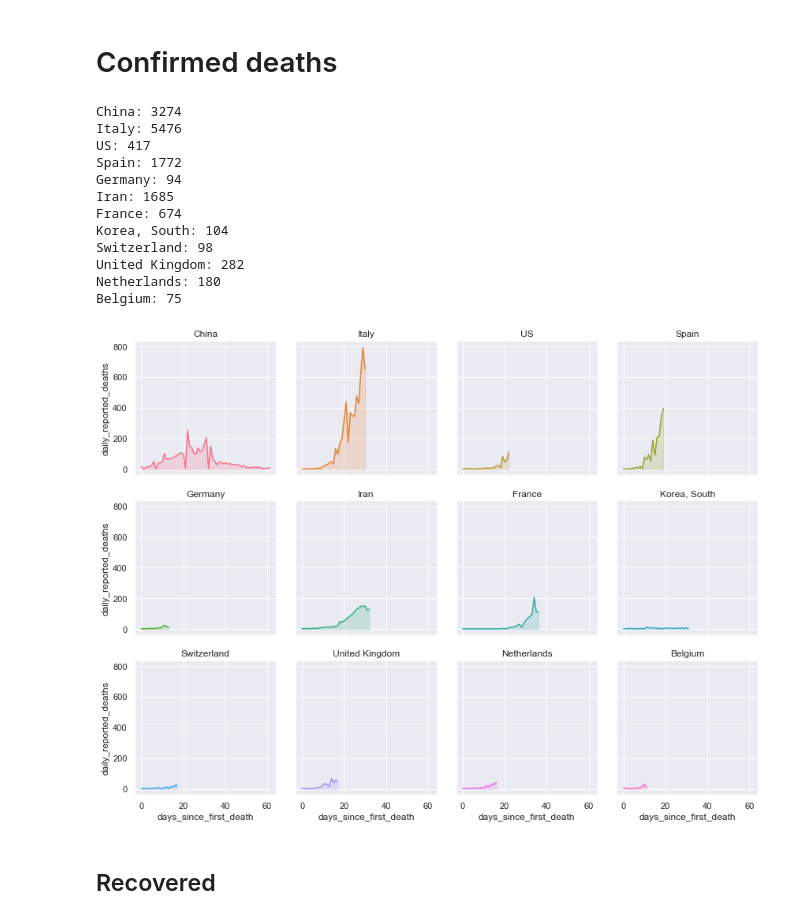
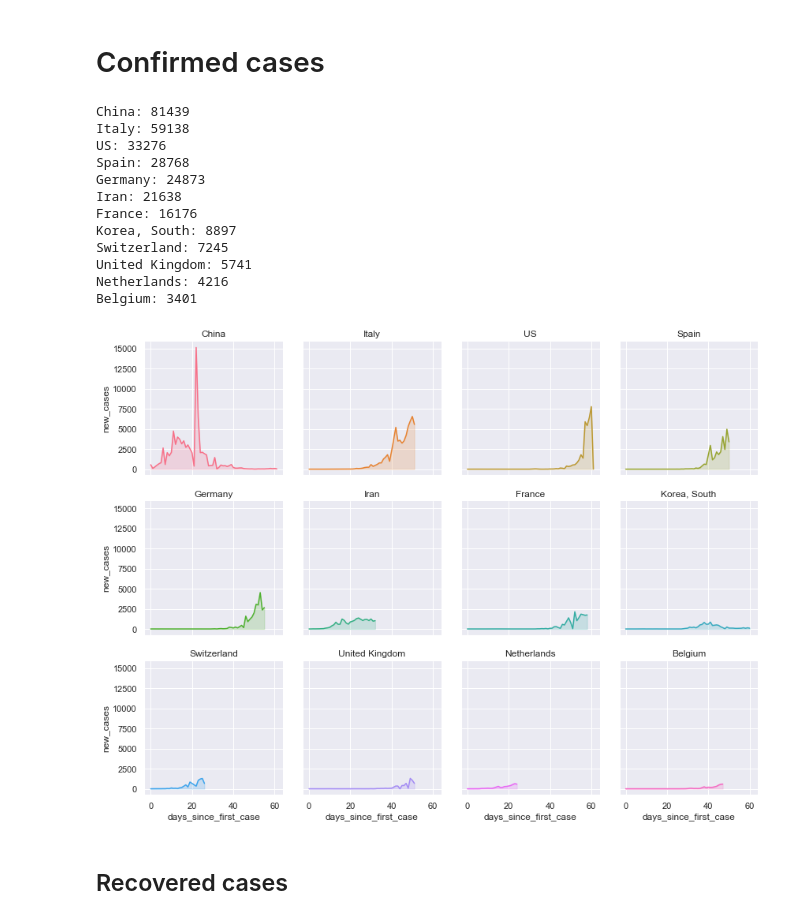
Before and after one commit to denisfookune/covid19-dailycases, a Jupyter notebook: covid19_JHU.ipynb, the cells around one changed output. Drawn from its saved outputs; the diff is of its cells as text; code cells hidden in the pictures.

Commit message:
Load and plot from web sources

```diff
--- a/covid19_JHU.ipynb
+++ b/covid19_JHU.ipynb
@@ -25,5 +25,3 @@ from io import StringIO
 # Sets the notebook to use the full width of the window
 from IPython.core.display import display, HTML
 display(HTML("<style>.container { width:98% !important; }</style>"))
-# %%
-number_countries = 12
@@ -87,10 +90,11 @@ Belgium: 3401
 # %%
-sns.set(style="ticks")
-with sns.axes_style("darkgrid"):
-    grid = sns.FacetGrid(countries_df, col="Country", hue='Country', col_wrap=4, height=3)
-    #grid.map(plt.plot, "days_since_first_case", "new_cases", marker="o", )
-    grid.map(plt.plot, "days_since_first_case", "new_cases").set_titles("{col_name}")
-    grid.map(plt.fill_between, "days_since_first_case", "new_cases", alpha=0.2).set_titles("{col_name}")
+def plot_grid(countries_df, col_wrap=4):
+    sns.set(style="ticks")
+    with sns.axes_style("darkgrid"):
+        grid = sns.FacetGrid(countries_df, col="Country", hue='Country', col_wrap=col_wrap, height=3)
+        #grid.map(plt.plot, "days_since_first_case", "new_cases", marker="o", )
+        grid.map(plt.plot, "days_since_first_case", "new_cases").set_titles("{col_name}")
+        grid.map(plt.fill_between, "days_since_first_case", "new_cases", alpha=0.2).set_titles("{col_name}")
 
-    #grid.fig.tight_layout(w_pad=1)
-    grid.set(ylim = [-20,10000])
+        #grid.fig.tight_layout(w_pad=1)
+        #grid.set(ylim = [-20,10000])
@@ -99,2 +101,2 @@ with sns.axes_style("darkgrid"):
 # %% [markdown]
-# Confirmed deaths
+# Confirmed cases
@@ -120,39 +103,21 @@ df_all_deaths['date'] = pd.to_datetime(df_all_deaths['date'])
-# %%
-groups_death =  df_all_deaths.groupby('country')
-top10_df = df_all_deaths[df_all_deaths['country'].isin(top10)]
-df_list = list()
-for c in top10:
-    first_case = top10_df[top10_df['country'] == c]['date'].min()
-    days_since_first_case = top10_df[top10_df['country'] == c]['date'] - first_case
-    country_df = pd.DataFrame()
-    country_df['days_since_first_death'] = days_since_first_case
-    country_df['daily_reported_deaths'] =  np.int64(top10_df[top10_df['country'] == c]['daily_new_cases'])
-    country_df['Country'] = c
-    df_list.append(country_df)
-    print('{}: {}'.format(c, country_df['daily_reported_deaths'].sum()))
-
-countries_df_deaths = pd.concat(df_list, ignore_index=True)
-countries_df_deaths['days_since_first_death'] = countries_df_deaths['days_since_first_death'].dt.days
-# %% [output]
-China: 3274
-Italy: 5476
-US: 417
-Spain: 1772
-Germany: 94
-Iran: 1685
-France: 674
-Korea, South: 104
-Switzerland: 98
-United Kingdom: 282
-Netherlands: 180
-Belgium: 75
-# %%
-#sns.set(style="ticks")
-with sns.axes_style("darkgrid"):
-    grid = sns.FacetGrid(countries_df_deaths, col="Country", hue='Country', col_wrap=4, height=3)
-    grid.map(plt.plot, "days_since_first_death", "daily_reported_deaths").set_titles("{col_name}")
-    grid.map(plt.fill_between, "days_since_first_death", "daily_reported_deaths", alpha=0.2).set_titles("{col_name}")
-# %% [output]
-[figure, removed]
+# %%
+confirmed_df = get_jhu_dataset('time_series_19-covid-Confirmed.csv')
+topN_countries_by_total = get_topN_by_total(confirmed_df, 12)
+confirmed_countries_df = group_by_country(confirmed_df, topN_countries_by_total)
+plot_grid(confirmed_countries_df)
+# %% [output]
+China: 81439
+Italy: 59138
+US: 33276
+Spain: 28768
+Germany: 24873
+Iran: 21638
+France: 16176
+Korea, South: 8897
+Switzerland: 7245
+United Kingdom: 5741
+Netherlands: 4216
+Belgium: 3401
+[figure, added]
 # %% [markdown]
-## Recovered
+## Recovered cases
```
Also changed, not shown: parts of 15 cells of this notebook.
